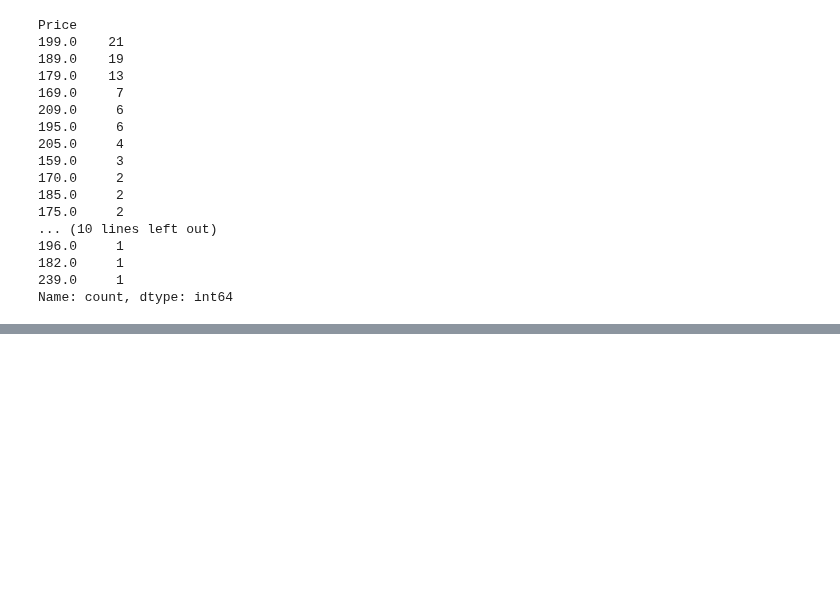
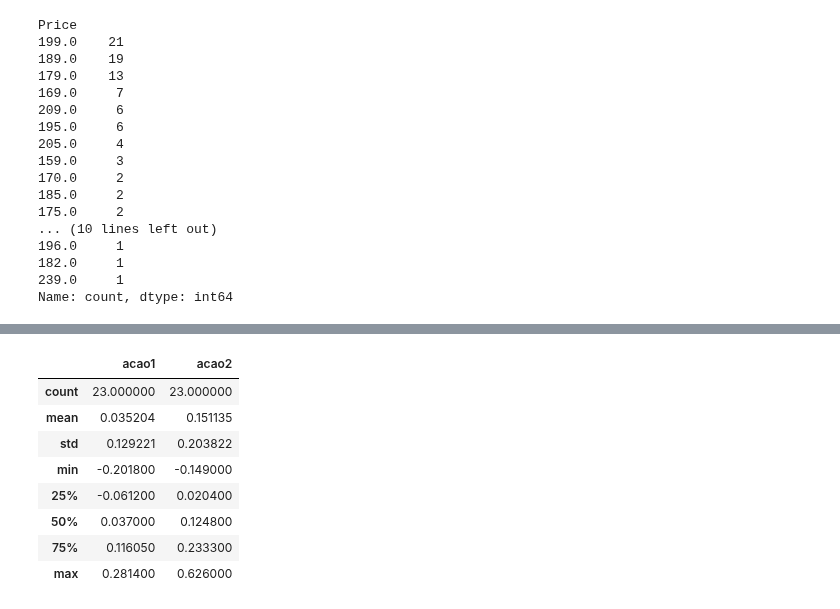
Before and after one commit to ErickVisone/DataScience, a Jupyter notebook: datascience/Exercise Statistics.ipynb, the cells around one changed output, grey strips where cells are left out. Cells and saved outputs as stored; diff of their text form; code cells hidden in the pictures; blank space fills up the shorter version.

```diff
--- a/datascience/Exercise Statistics.ipynb
+++ b/datascience/Exercise Statistics.ipynb
@@ -133,0 +230,12 @@ Name: count, dtype: int64
+# %%
+df_stocks.describe()
+# %% [output]
+|  | acao1 | acao2 |
+| count | 23.000000 | 23.000000 |
+| mean | 0.035204 | 0.151135 |
+| std | 0.129221 | 0.203822 |
+| min | -0.201800 | -0.149000 |
+| 25% | -0.061200 | 0.020400 |
+| 50% | 0.037000 | 0.124800 |
+| 75% | 0.116050 | 0.233300 |
+| max | 0.281400 | 0.626000 |
```
Also changed, not shown: parts of 15 cells of this notebook, 1 other file.
